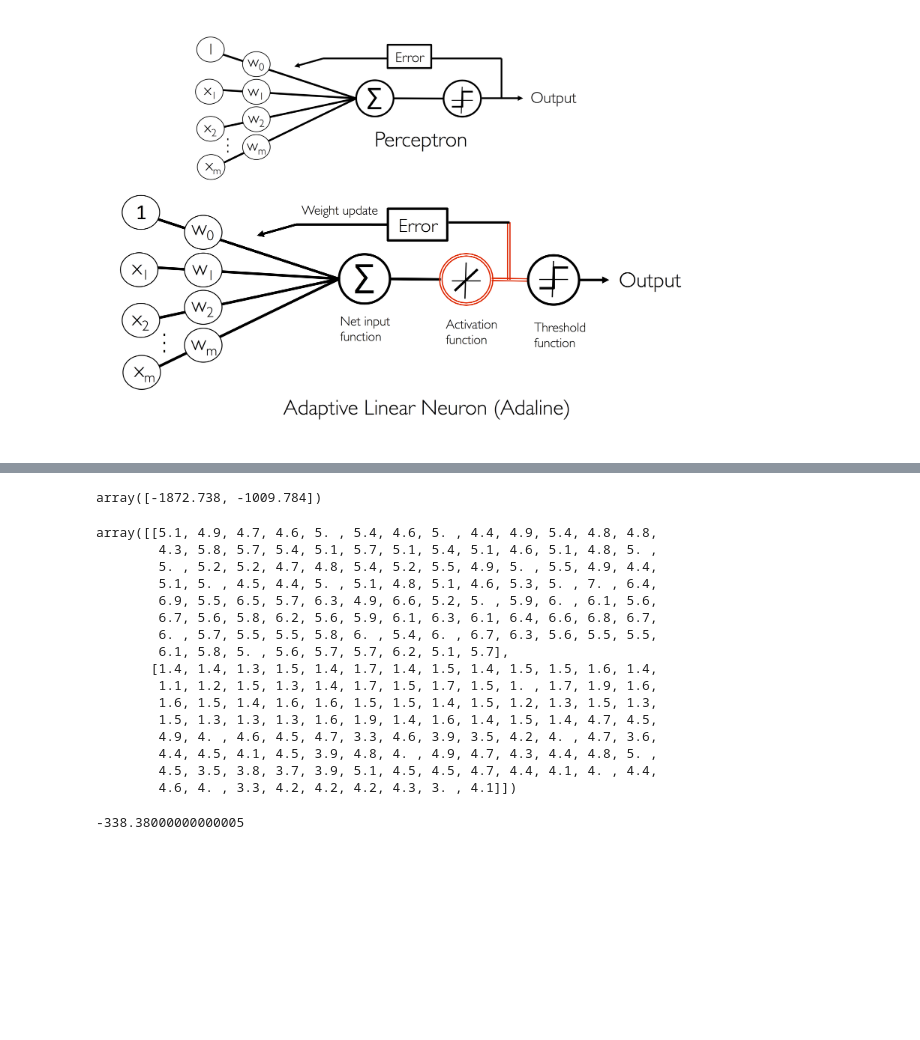
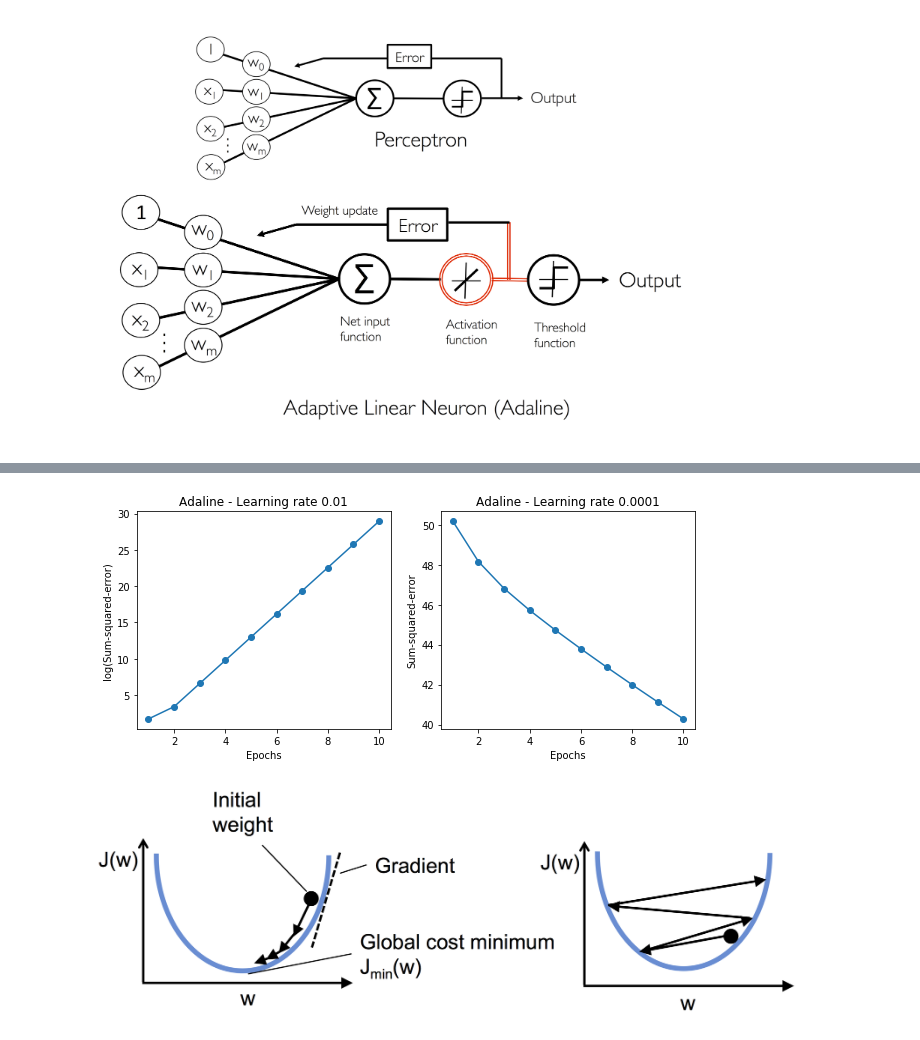
Before and after one commit to panda2727/python-machine-learning-book-2nd-edition, a Jupyter notebook: code/ch02/ch02_sandbox.ipynb, the cells around one changed output, grey strips where cells are left out. Saved outputs shown, nothing was run; the diff lists cells and outputs as text; code cells hidden in the pictures; blank space fills up the shorter version.

```diff
--- a/code/ch02/ch02_sandbox.ipynb
+++ b/code/ch02/ch02_sandbox.ipynb
@@ -80,7 +80,7 @@ Image(filename='./images/02_09.png', width=600)
 [figure]
 # %%
 class AdalineGD(object):
-    def __int__(self, eta=0.01, n_iter=50, random_state=7):
+    def __init__(self, eta=0.01, n_iter=50, random_state=7):
         self.eta = eta
         self.n_iter = n_iter
         self.random_state = random_state
@@ -88,11 +88,28 @@ class AdalineGD(object):
     def fit(self, X, y):
         rgen = np.random.RandomState(self.random_state)
         self.w_ = rgen.normal(loc=0.0, scale=0.01, size=1 + X.shape[1])
-        self.cost = []
+        self.cost_ = []
 
         for i in range(self.n_iter):
             net_input = self.net_input(X)
             output = self.activation(net_input)
-            errors = y - output
+            errors = (y - output) # this is a vector. Each element is one data point. y(i) - output(i)
+            ## w_j is the sum over i for X_j(i) * errors(i), where i stands for the ith sample
+            ## the output shape = [2, 1]: (2, 100) * (100, 1)
+            ## so it needs to leverage all samples
             self.w_[1:] += self.eta * X.T.dot(errors)
+            self.w_[0] += self.eta * errors.sum()
+            cost = (errors**2).sum() / 2.0
+            self.cost_.append(cost)
+        return self
+
+    def net_input(self, X):
+        ## each element of the output is a dot product of X(i) and w
+        return np.dot(X, self.w_[1:]) + self.w_[0]
+
+    def activation(self, X):
+        return X
+
+    def predict(self, X):
+        return np.where(self.activation(self.net_input(X)) >= 0.0, 1, -1)
 # %%
@@ -150,27 +119,23 @@ array([-3.14, -3.1 , -2.98, -3.12, -3.12, -3.44, -3.04, -3.2 , -3.  ,
-# %%
-X.T.dot(errors)
-# %% [output]
-array([-1872.738, -1009.784])
-# %%
-X.T
-# %% [output]
-array([[5.1, 4.9, 4.7, 4.6, 5. , 5.4, 4.6, 5. , 4.4, 4.9, 5.4, 4.8, 4.8,
-        4.3, 5.8, 5.7, 5.4, 5.1, 5.7, 5.1, 5.4, 5.1, 4.6, 5.1, 4.8, 5. ,
-        5. , 5.2, 5.2, 4.7, 4.8, 5.4, 5.2, 5.5, 4.9, 5. , 5.5, 4.9, 4.4,
-        5.1, 5. , 4.5, 4.4, 5. , 5.1, 4.8, 5.1, 4.6, 5.3, 5. , 7. , 6.4,
-        6.9, 5.5, 6.5, 5.7, 6.3, 4.9, 6.6, 5.2, 5. , 5.9, 6. , 6.1, 5.6,
-        6.7, 5.6, 5.8, 6.2, 5.6, 5.9, 6.1, 6.3, 6.1, 6.4, 6.6, 6.8, 6.7,
-        6. , 5.7, 5.5, 5.5, 5.8, 6. , 5.4, 6. , 6.7, 6.3, 5.6, 5.5, 5.5,
-        6.1, 5.8, 5. , 5.6, 5.7, 5.7, 6.2, 5.1, 5.7],
-       [1.4, 1.4, 1.3, 1.5, 1.4, 1.7, 1.4, 1.5, 1.4, 1.5, 1.5, 1.6, 1.4,
-        1.1, 1.2, 1.5, 1.3, 1.4, 1.7, 1.5, 1.7, 1.5, 1. , 1.7, 1.9, 1.6,
-        1.6, 1.5, 1.4, 1.6, 1.6, 1.5, 1.5, 1.4, 1.5, 1.2, 1.3, 1.5, 1.3,
-        1.5, 1.3, 1.3, 1.3, 1.6, 1.9, 1.4, 1.6, 1.4, 1.5, 1.4, 4.7, 4.5,
-        4.9, 4. , 4.6, 4.5, 4.7, 3.3, 4.6, 3.9, 3.5, 4.2, 4. , 4.7, 3.6,
-        4.4, 4.5, 4.1, 4.5, 3.9, 4.8, 4. , 4.9, 4.7, 4.3, 4.4, 4.8, 5. ,
-        4.5, 3.5, 3.8, 3.7, 3.9, 5.1, 4.5, 4.5, 4.7, 4.4, 4.1, 4. , 4.4,
-        4.6, 4. , 3.3, 4.2, 4.2, 4.2, 4.3, 3. , 4.1]])
-# %%
-errors.sum()
-# %% [output]
--338.38000000000005
+# %%
+fig, ax = plt.subplots(nrows=1, ncols=2, figsize=(10, 4))
+
+ada1 = AdalineGD(n_iter=10, eta=0.01).fit(X, y)
+ax[0].plot(range(1, len(ada1.cost_) + 1), np.log10(ada1.cost_), marker='o')
+ax[0].set_xlabel('Epochs')
+ax[0].set_ylabel('log(Sum-squared-error)')
+ax[0].set_title('Adaline - Learning rate 0.01')
+
+ada2 = AdalineGD(n_iter=10, eta=0.0001).fit(X, y)
+ax[1].plot(range(1, len(ada2.cost_) + 1), ada2.cost_, marker='o')
+ax[1].set_xlabel('Epochs')
+ax[1].set_ylabel('Sum-squared-error')
+ax[1].set_title('Adaline - Learning rate 0.0001')
+
+# plt.savefig('images/02_11.png', dpi=300)
+plt.show()
+# %% [output]
+[figure, added]
+# %%
+Image(filename='./images/02_12.png', width=700) # overshooting
+# %% [output]
+[figure, added]
```
Also changed, not shown: parts of 7 cells of this notebook.
